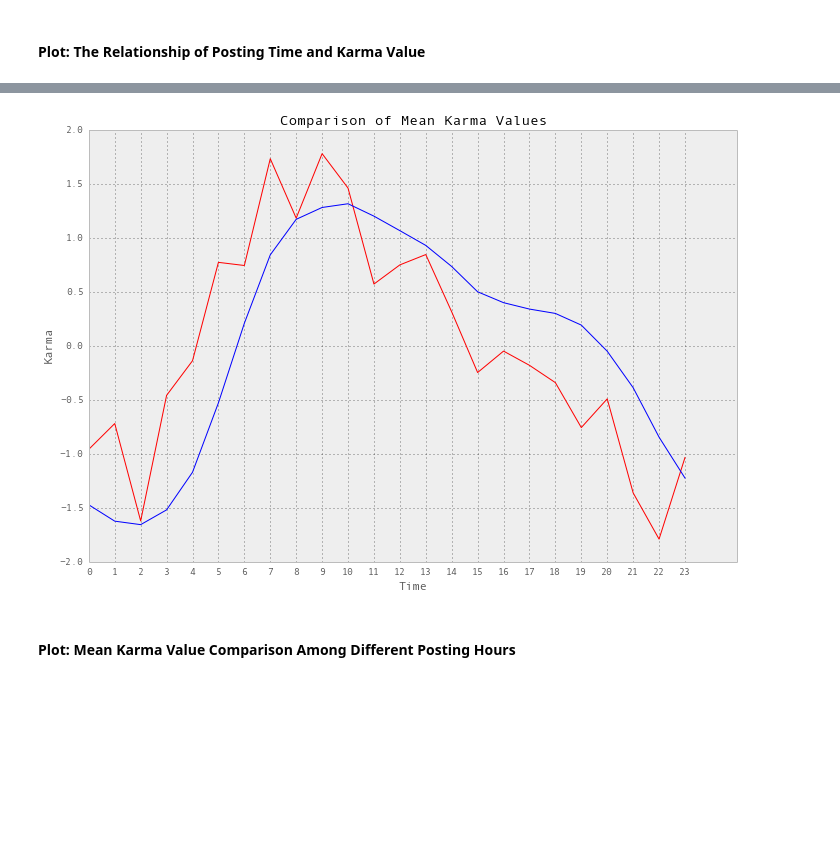
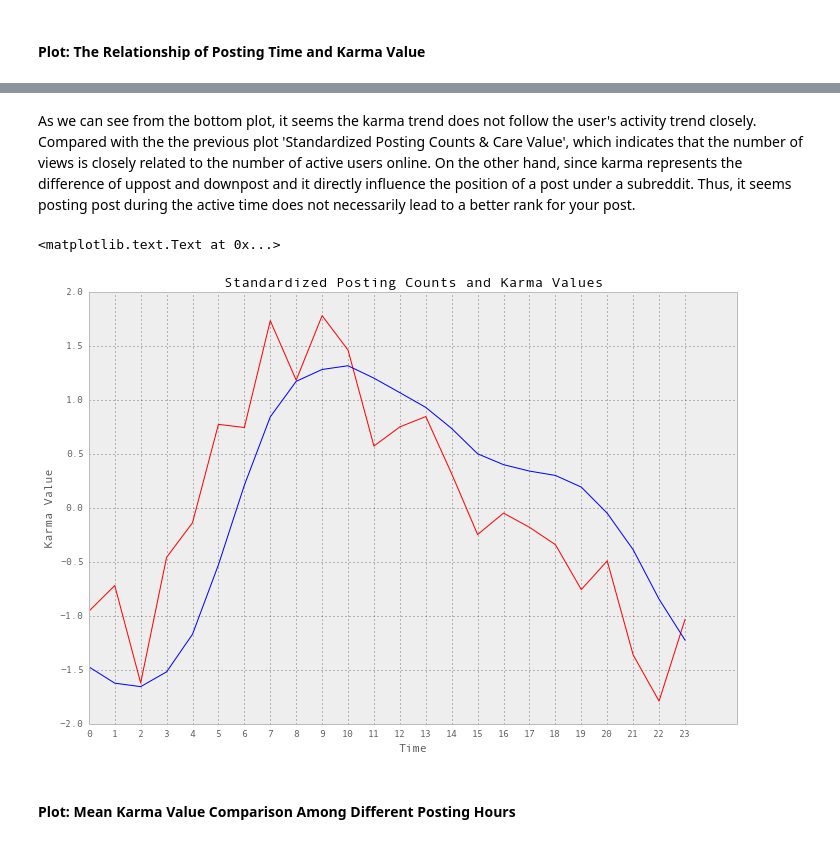
Before and after one commit to grepJimmyGu/capstone, a Jupyter notebook: Reddit Data Insight.ipynb, the cells around one changed output, grey strips where cells are left out. Saved outputs shown, nothing was run; the diff lists cells and outputs as text; code cells hidden in the pictures; blank space fills up the shorter version.

```diff
--- a/Reddit Data Insight.ipynb
+++ b/Reddit Data Insight.ipynb
@@ -295,16 +304,18 @@ As we can see from the bottom plot, it seems the karma trend does not follow the
+# %% [markdown]
+As we can see from the bottom plot, it seems the karma trend does not follow the user's activity trend closely. Compared with the the previous plot 'Standardized Posting Counts & Care Value', which indicates that the number of views is closely related to the number of active users online. On the other hand, since karma represents the difference of uppost and downpost and it directly influence the position of a post under a subreddit. Thus, it seems posting post during the active time does not necessarily lead to a better rank for your post.
 # %%
 fig1 = plt.figure()
 axes = fig1.add_axes([0.2,0.2,1.5,1.5])
 stand_Time_count = (Time_count.T.sum() - np.mean(Time_count.T.sum()))/np.std(Time_count.T.sum())
 stand_Time_karma = (Time_karma.T.median() - np.mean(Time_karma.T.median()))/np.std(Time_karma.T.median())
 plt.plot(stand_Time_karma, 'r')
 plt.plot(stand_Time_count, 'b')
 axes.set_xticks(range(24))
 axes.set_xlabel('Time')
-axes.set_ylabel('Karma')
-axes.set_title('Comparison of Mean Karma Values')
-plt.savefig('karma.jpeg')
+axes.set_ylabel('Karma Value')
+axes.set_title('Standardized Posting Counts and Karma Values')
 # %% [output]
+<matplotlib.text.Text at 0x...>
-[figure, old version]
+[figure, new version]
 # %% [markdown]
 #### Plot: Mean Karma Value Comparison Among Different Posting Hours
```
Also changed, not shown: parts of 40 cells of this notebook.
